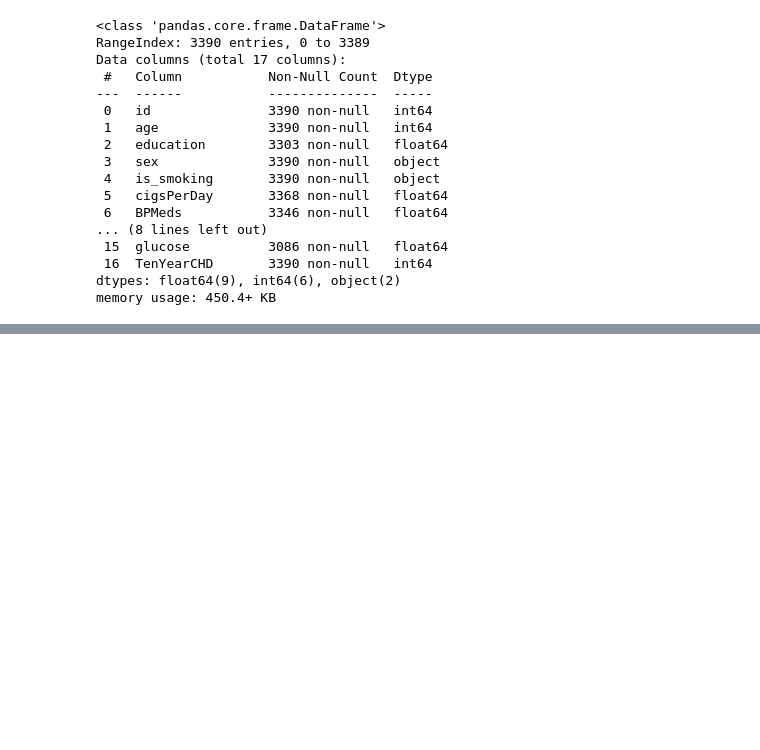
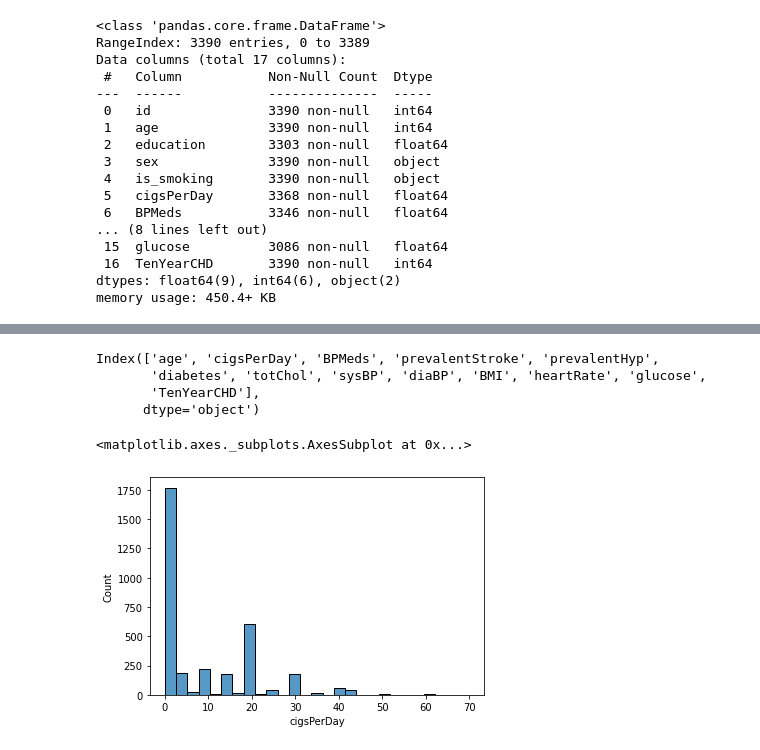
Before and after one commit to niteshavagabond/Cardiovascular-Risk-Prediction, a Jupyter notebook: Cardiovascular_Risk_Prediction.ipynb, the cells around one changed output, grey strips where cells are left out. Saved outputs shown, nothing was run; the diff lists cells and outputs as text; code cells hidden in the pictures; blank space fills up the shorter version.

```diff
--- a/Cardiovascular_Risk_Prediction.ipynb
+++ b/Cardiovascular_Risk_Prediction.ipynb
@@ -124,0 +146,2 @@ df_columns
+# %%
+df['map']=round((df['sysBP']+2*df['diaBP'])/3,3)
@@ -129,0 +162,13 @@ df[df.duplicated()].shape
+# %%
+num_columns = df.describe().columns
+num_columns
+# %% [output]
+Index(['age', 'cigsPerDay', 'BPMeds', 'prevalentStroke', 'prevalentHyp',
+       'diabetes', 'totChol', 'sysBP', 'diaBP', 'BMI', 'heartRate', 'glucose',
+       'TenYearCHD'],
+      dtype='object')
+# %%
+sns.histplot(df['cigsPerDay'])
+# %% [output]
+<matplotlib.axes._subplots.AxesSubplot at 0x...>
+[figure, added]
```
Also changed, not shown: parts of 11 cells of this notebook.
